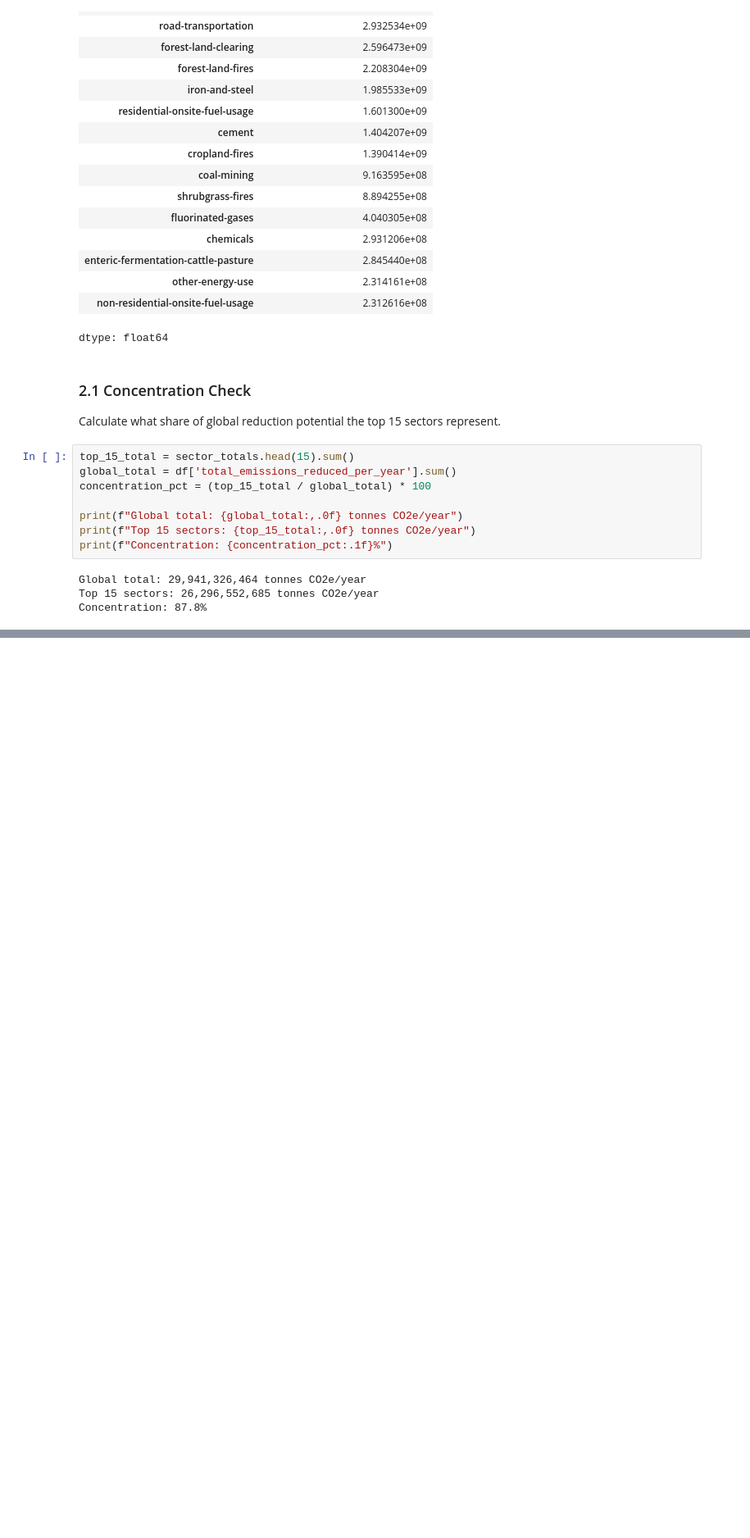
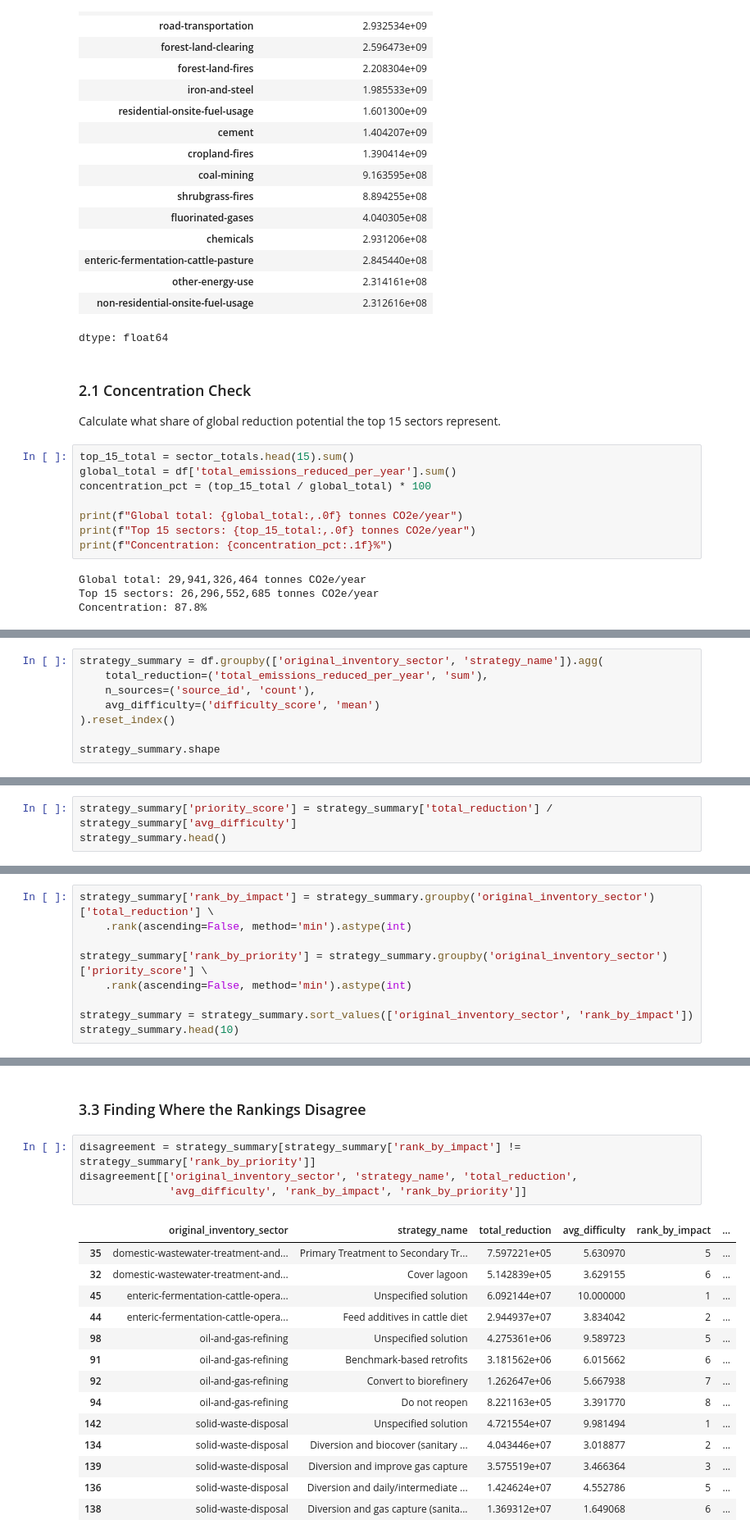
Before and after one commit to EseoheB/climate-emission-strategy-analysis, a Jupyter notebook: notebooks/climate_trace_analysis.ipynb, the cells around one changed output, grey strips where cells are left out. Shown at 82% size. Saved outputs shown, nothing was run; the diff lists cells and outputs as text; blank space fills up the shorter version.

Commit message:
Stage 3: sector-strategy ranking, priority score, and disagreement analysis

```diff
--- a/notebooks/climate_trace_analysis.ipynb
+++ b/notebooks/climate_trace_analysis.ipynb
@@ -148,0 +154,8 @@ Concentration: 87.8%
+# %%
+strategy_summary = df.groupby(['original_inventory_sector', 'strategy_name']).agg(
+    total_reduction=('total_emissions_reduced_per_year', 'sum'),
+    n_sources=('source_id', 'count'),
+    avg_difficulty=('difficulty_score', 'mean')
+).reset_index()
+
+strategy_summary.shape
@@ -148,0 +169,3 @@ Concentration: 87.8%
+# %%
+strategy_summary['priority_score'] = strategy_summary['total_reduction'] / strategy_summary['avg_difficulty']
+strategy_summary.head()
@@ -148,0 +184,9 @@ Concentration: 87.8%
+# %%
+strategy_summary['rank_by_impact'] = strategy_summary.groupby('original_inventory_sector')['total_reduction'] \
+    .rank(ascending=False, method='min').astype(int)
+
+strategy_summary['rank_by_priority'] = strategy_summary.groupby('original_inventory_sector')['priority_score'] \
+    .rank(ascending=False, method='min').astype(int)
+
+strategy_summary = strategy_summary.sort_values(['original_inventory_sector', 'rank_by_impact'])
+strategy_summary.head(10)
@@ -148,0 +205,21 @@ Concentration: 87.8%
+# %% [markdown]
+### 3.3 Finding Where the Rankings Disagree
+# %%
+disagreement = strategy_summary[strategy_summary['rank_by_impact'] != strategy_summary['rank_by_priority']]
+disagreement[['original_inventory_sector', 'strategy_name', 'total_reduction',
+              'avg_difficulty', 'rank_by_impact', 'rank_by_priority']]
+# %% [output]
+|  | original_inventory_sector | strategy_name | total_reduction | avg_difficulty | rank_by_impact | ... |
+| 35 | domestic-wastewater-treatment-and... | Primary Treatment to Secondary Tr... | 7.597221e+05 | 5.630970 | 5 | ... |
+| 32 | domestic-wastewater-treatment-and... | Cover lagoon | 5.142839e+05 | 3.629155 | 6 | ... |
+| 45 | enteric-fermentation-cattle-opera... | Unspecified solution | 6.092144e+07 | 10.000000 | 1 | ... |
+| 44 | enteric-fermentation-cattle-opera... | Feed additives in cattle diet | 2.944937e+07 | 3.834042 | 2 | ... |
+| 98 | oil-and-gas-refining | Unspecified solution | 4.275361e+06 | 9.589723 | 5 | ... |
+| 91 | oil-and-gas-refining | Benchmark-based retrofits | 3.181562e+06 | 6.015662 | 6 | ... |
+| 92 | oil-and-gas-refining | Convert to biorefinery | 1.262647e+06 | 5.667938 | 7 | ... |
+| 94 | oil-and-gas-refining | Do not reopen | 8.221163e+05 | 3.391770 | 8 | ... |
+| 142 | solid-waste-disposal | Unspecified solution | 4.721554e+07 | 9.981494 | 1 | ... |
+| 134 | solid-waste-disposal | Diversion and biocover (sanitary ... | 4.043446e+07 | 3.018877 | 2 | ... |
+| 139 | solid-waste-disposal | Diversion and improve gas capture | 3.575519e+07 | 3.466364 | 3 | ... |
+| 136 | solid-waste-disposal | Diversion and daily/intermediate ... | 1.424624e+07 | 4.552786 | 5 | ... |
+| 138 | solid-waste-disposal | Diversion and gas capture (sanita... | 1.369312e+07 | 1.649068 | 6 | ... |
```
Also changed, not shown: parts of 8 cells of this notebook.
